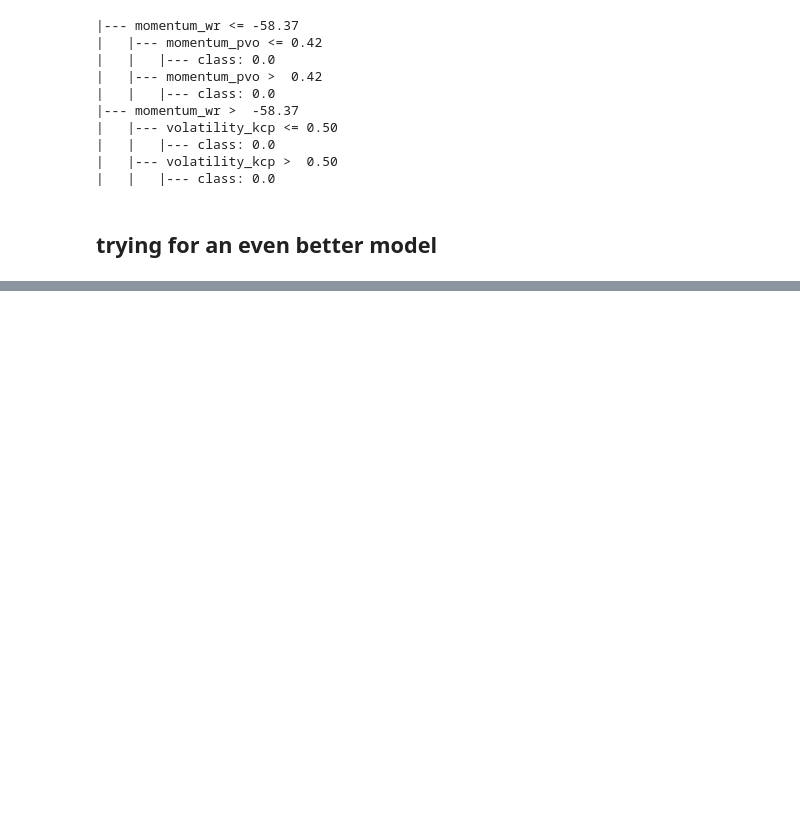
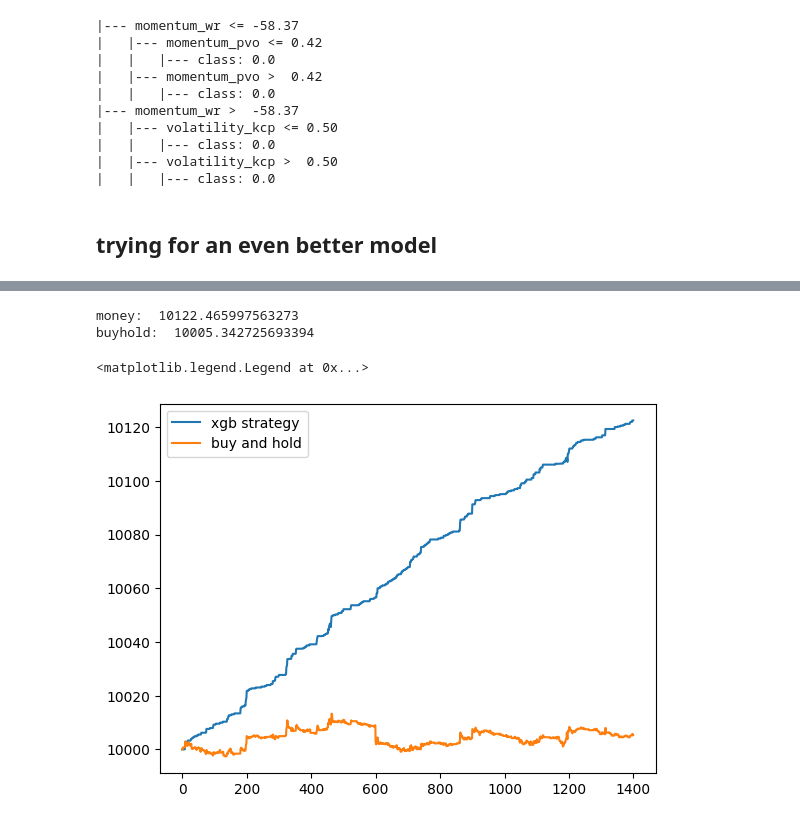
Before and after one commit to JustinGuese/ethereum-marketdepth, a Jupyter notebook: jupyternotebooks/explore-data.ipynb, the cells around one changed output, grey strips where cells are left out. Saved outputs shown, nothing was run; the diff lists cells and outputs as text; code cells hidden in the pictures; blank space fills up the shorter version.

```diff
--- a/jupyternotebooks/explore-data.ipynb
+++ b/jupyternotebooks/explore-data.ipynb
@@ -294,0 +304,37 @@ plot_importance(clf, max_num_features = 10)
+# %%
+pred = clf.predict(X)
+money = 10000
+eth = 0
+buyHoldEth = money / X["mean"][0]
+portfolio = []
+buyHoldPortfolio = []
+
+for i in range(len(X)):
+    if pred[i] == 1 and eth == 0 and money > 0:
+        # buy
+        eth = money / X["mean"][i]
+        money = 0
+    elif pred[i] == 0 and eth > 0:
+        # sell
+        money = eth * X["mean"][i]
+        eth = 0
+    portfolio.append(money + eth * X["mean"][i])
+    buyHoldPortfolio.append(buyHoldEth * X["mean"][i])
+# last day sale
+if eth > 0:
+    money = eth * X["mean"][i]
+    eth = 0
+
+print("money: ", money)
+print("buyhold: ", buyHoldEth * X["mean"][i])
+# %% [output]
+money:  10122.465997563273
+buyhold:  10005.342725693394
+# %%
+import matplotlib.pyplot as plt
+plt.plot(portfolio, label = "xgb strategy")
+plt.plot(buyHoldPortfolio, label = "buy and hold")
+plt.legend()
+# %% [output]
+<matplotlib.legend.Legend at 0x...>
+[figure, added]
```
Also changed, not shown: parts of 6 cells of this notebook.
